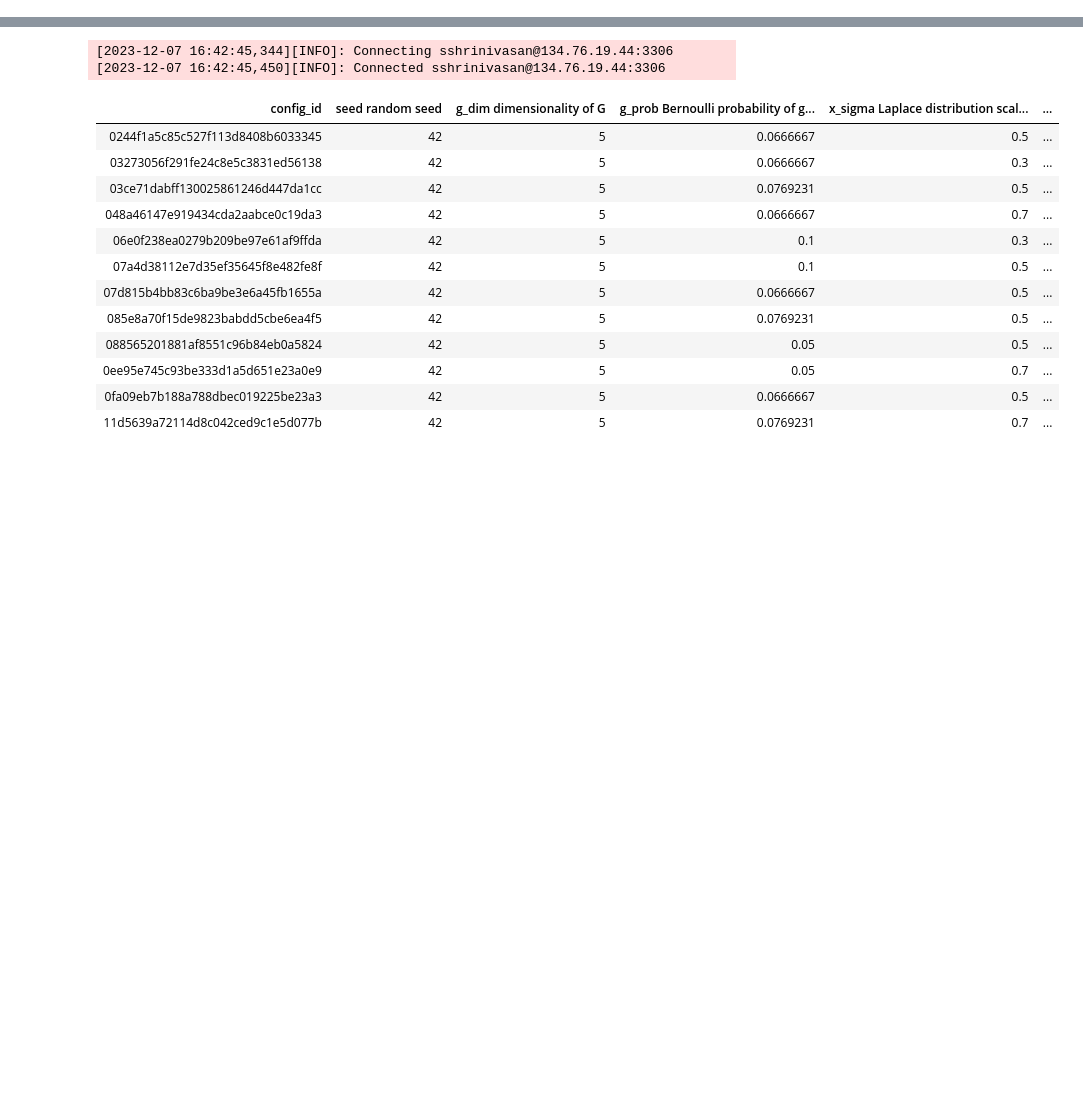
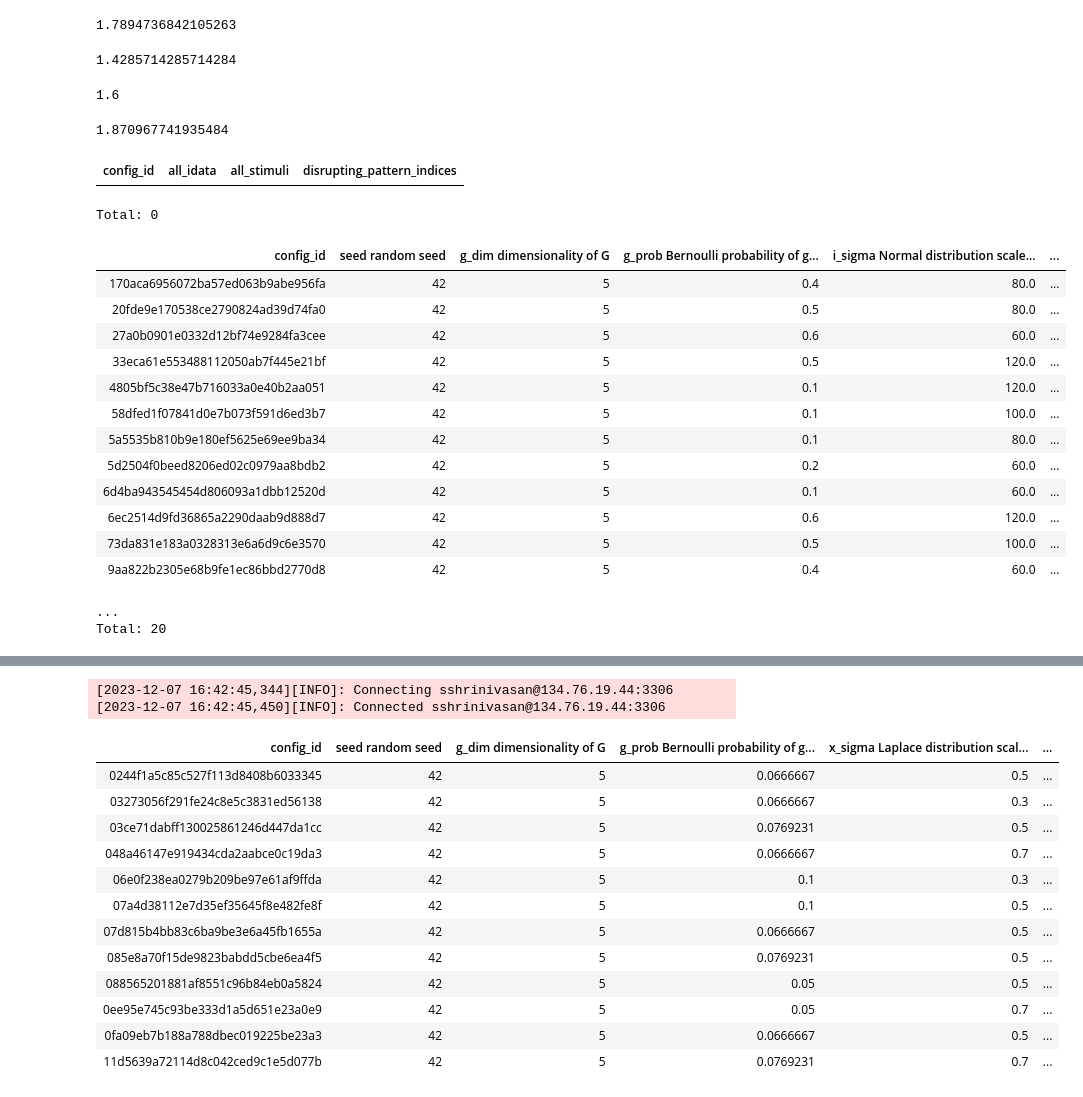
Before and after one commit to suhasshrinivasan/probabilistic-center-surround, a Jupyter notebook: experiments/dj_experiments/table_checker.ipynb, the cells around one changed output, grey strips where cells are left out. Saved outputs shown, nothing was run; the diff lists cells and outputs as text; code cells hidden in the pictures; blank space fills up the shorter version.

```diff
--- a/experiments/dj_experiments/table_checker.ipynb
+++ b/experiments/dj_experiments/table_checker.ipynb
@@ -0,0 +26,16 @@
+# %%
+ratio(0.5)
+# %% [output]
+1.7894736842105263
+# %%
+ratio(0.1)
+# %% [output]
+1.4285714285714284
+# %%
+ratio(0.2)
+# %% [output]
+1.6
+# %%
+ratio(0.9)
+# %% [output]
+1.870967741935484
@@ -0,0 +44,23 @@
+# %%
+CustomBinaryResult()
+# %% [output]
+| config_id | all_idata | all_stimuli | disrupting_pattern_indices |
+Total: 0
+# %%
+CustomBinaryConfig()
+# %% [output]
+| config_id | seed random seed | g_dim dimensionality of G | g_prob Bernoulli probability of g... | i_sigma Normal distribution scale... | ... |
+| 170aca6956072ba57ed063b9abe956fa | 42 | 5 | 0.4 | 80.0 | ... |
+| 20fde9e170538ce2790824ad39d74fa0 | 42 | 5 | 0.5 | 80.0 | ... |
+| 27a0b0901e0332d12bf74e9284fa3cee | 42 | 5 | 0.6 | 60.0 | ... |
+| 33eca61e553488112050ab7f445e21bf | 42 | 5 | 0.5 | 120.0 | ... |
+| 4805bf5c38e47b716033a0e40b2aa051 | 42 | 5 | 0.1 | 120.0 | ... |
+| 58dfed1f07841d0e7b073f591d6ed3b7 | 42 | 5 | 0.1 | 100.0 | ... |
+| 5a5535b810b9e180ef5625e69ee9ba34 | 42 | 5 | 0.1 | 80.0 | ... |
+| 5d2504f0beed8206ed02c0979aa8bdb2 | 42 | 5 | 0.2 | 60.0 | ... |
+| 6d4ba943545454d806093a1dbb12520d | 42 | 5 | 0.1 | 60.0 | ... |
+| 6ec2514d9fd36865a2290daab9d888d7 | 42 | 5 | 0.6 | 120.0 | ... |
+| 73da831e183a0328313e6a6d9c6e3570 | 42 | 5 | 0.5 | 100.0 | ... |
+| 9aa822b2305e68b9fe1ec86bbd2770d8 | 42 | 5 | 0.4 | 60.0 | ... |
+...
+Total: 20
```
Also changed, not shown: parts of 18 cells of this notebook.
